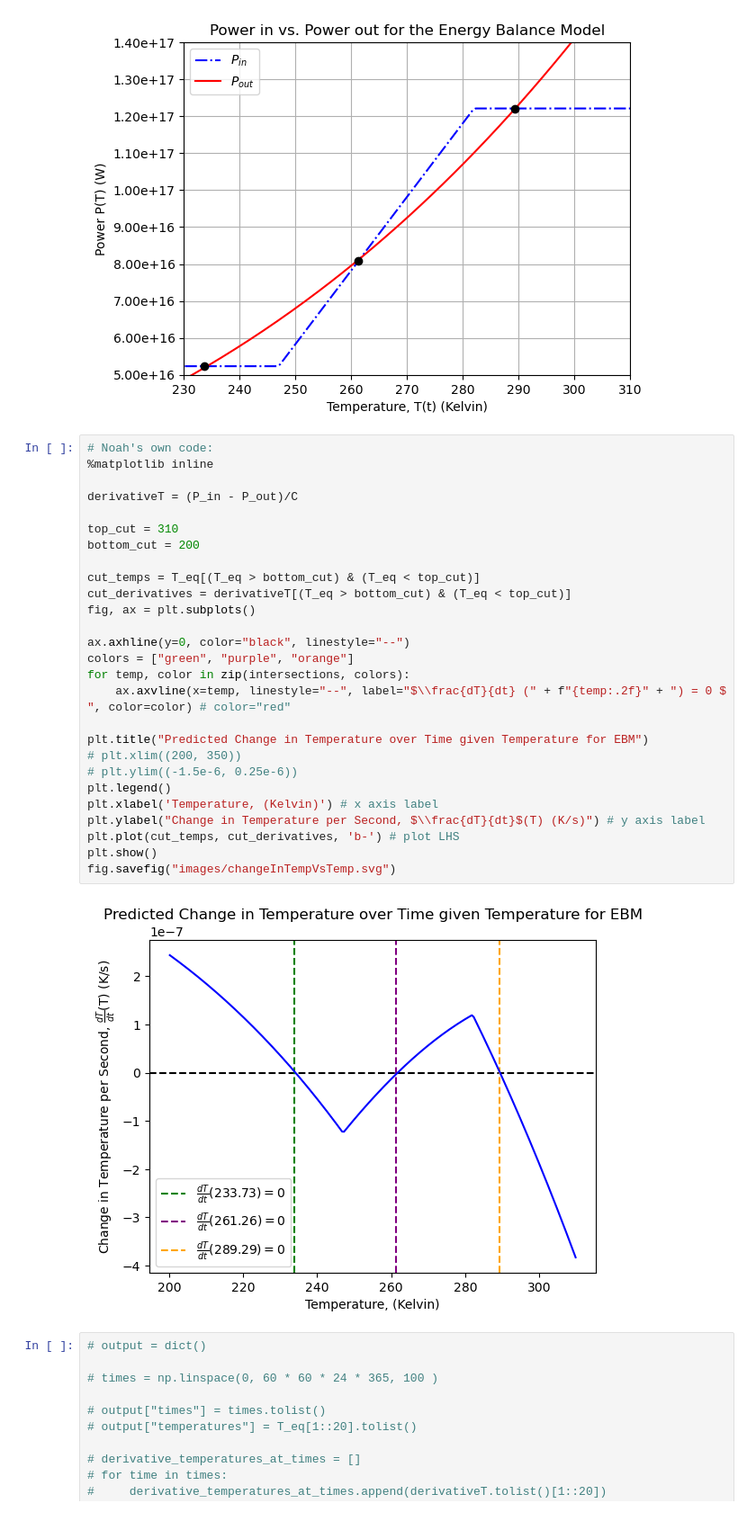
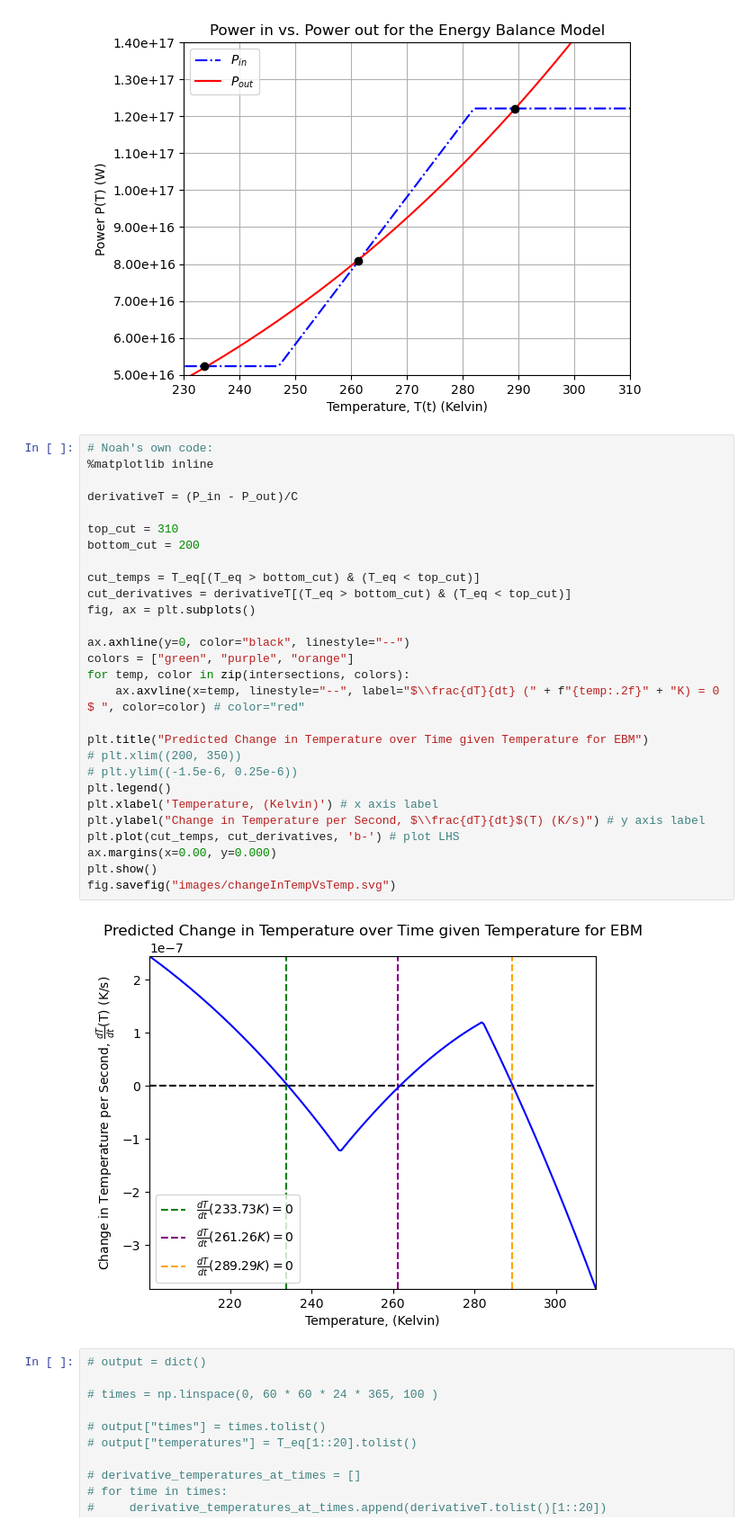
Before and after one commit to blucardin/SCIE001Math, a Jupyter notebook: intersection.ipynb, the cells around one changed output. Shown: that part at 90% size. Saved outputs shown, nothing was run; the diff lists cells and outputs as text.

```diff
--- a/intersection.ipynb
+++ b/intersection.ipynb
@@ -67,32 +70,33 @@ Intersection points:
 # %%
 # Noah's own code:
 %matplotlib inline
 
 derivativeT = (P_in - P_out)/C
 
 top_cut = 310
 bottom_cut = 200
 
 cut_temps = T_eq[(T_eq > bottom_cut) & (T_eq < top_cut)]
 cut_derivatives = derivativeT[(T_eq > bottom_cut) & (T_eq < top_cut)]
 fig, ax = plt.subplots()
 
 ax.axhline(y=0, color="black", linestyle="--")
 colors = ["green", "purple", "orange"]
 for temp, color in zip(intersections, colors):
-    ax.axvline(x=temp, linestyle="--", label="$\\frac{dT}{dt} (" + f"{temp:.2f}" + ") = 0 $ ", color=color) # color="red"
+    ax.axvline(x=temp, linestyle="--", label="$\\frac{dT}{dt} (" + f"{temp:.2f}" + "K) = 0 $ ", color=color) # color="red"
 
 plt.title("Predicted Change in Temperature over Time given Temperature for EBM")
 # plt.xlim((200, 350))
 # plt.ylim((-1.5e-6, 0.25e-6))
 plt.legend()
 plt.xlabel('Temperature, (Kelvin)') # x axis label
 plt.ylabel("Change in Temperature per Second, $\\frac{dT}{dt}$(T) (K/s)") # y axis label
 plt.plot(cut_temps, cut_derivatives, 'b-') # plot LHS
+ax.margins(x=0.00, y=0.000)
 plt.show()
 fig.savefig("images/changeInTempVsTemp.svg")
 # %% [output]
-[figure, old version]
+[figure, new version]
 # %%
 # output = dict()
 
```
Also changed, not shown: parts of 1 cell of this notebook, 3 other files.
